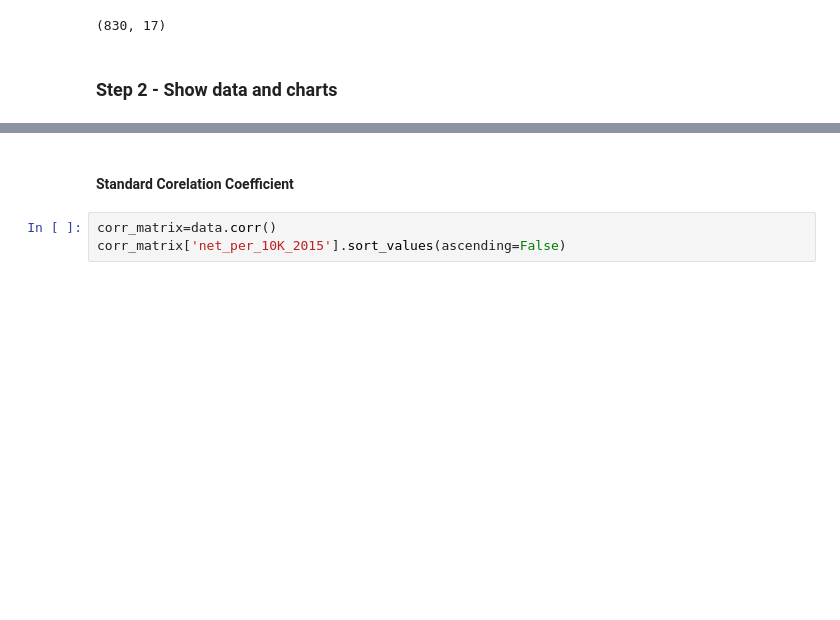
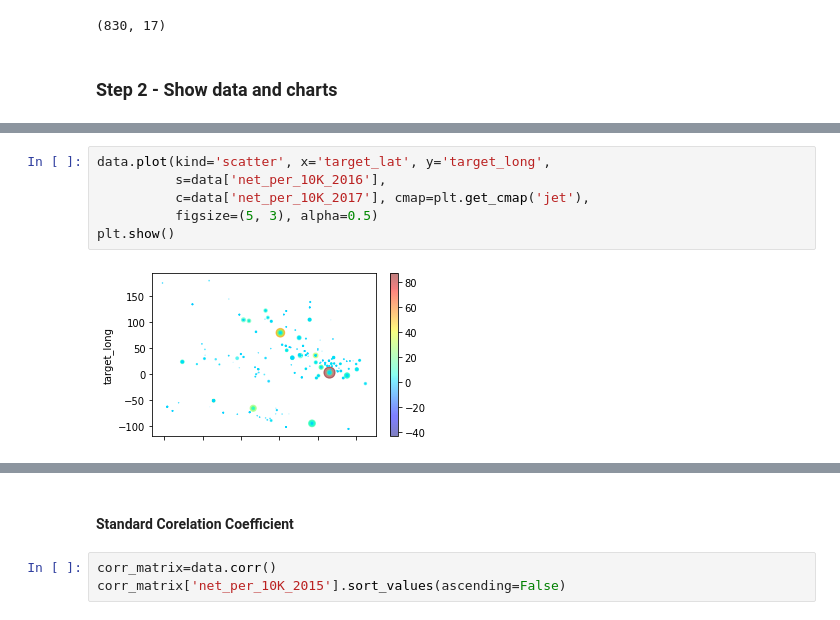
Before and after one commit to myp79/Data_Mining, a Jupyter notebook: main.ipynb, the cells around one changed output, grey strips where cells are left out. Cells and saved outputs as stored; diff of their text form; blank space fills up the shorter version.

```diff
--- a/main.ipynb
+++ b/main.ipynb
@@ -75,0 +74,8 @@ data.head()
+# %%
+data.plot(kind='scatter', x='target_lat', y='target_long',
+          s=data['net_per_10K_2016'],
+          c=data['net_per_10K_2017'], cmap=plt.get_cmap('jet'),
+          figsize=(5, 3), alpha=0.5)
+plt.show()
+# %% [output]
+[figure, added]
```
Also changed, not shown: parts of 5 cells of this notebook.
